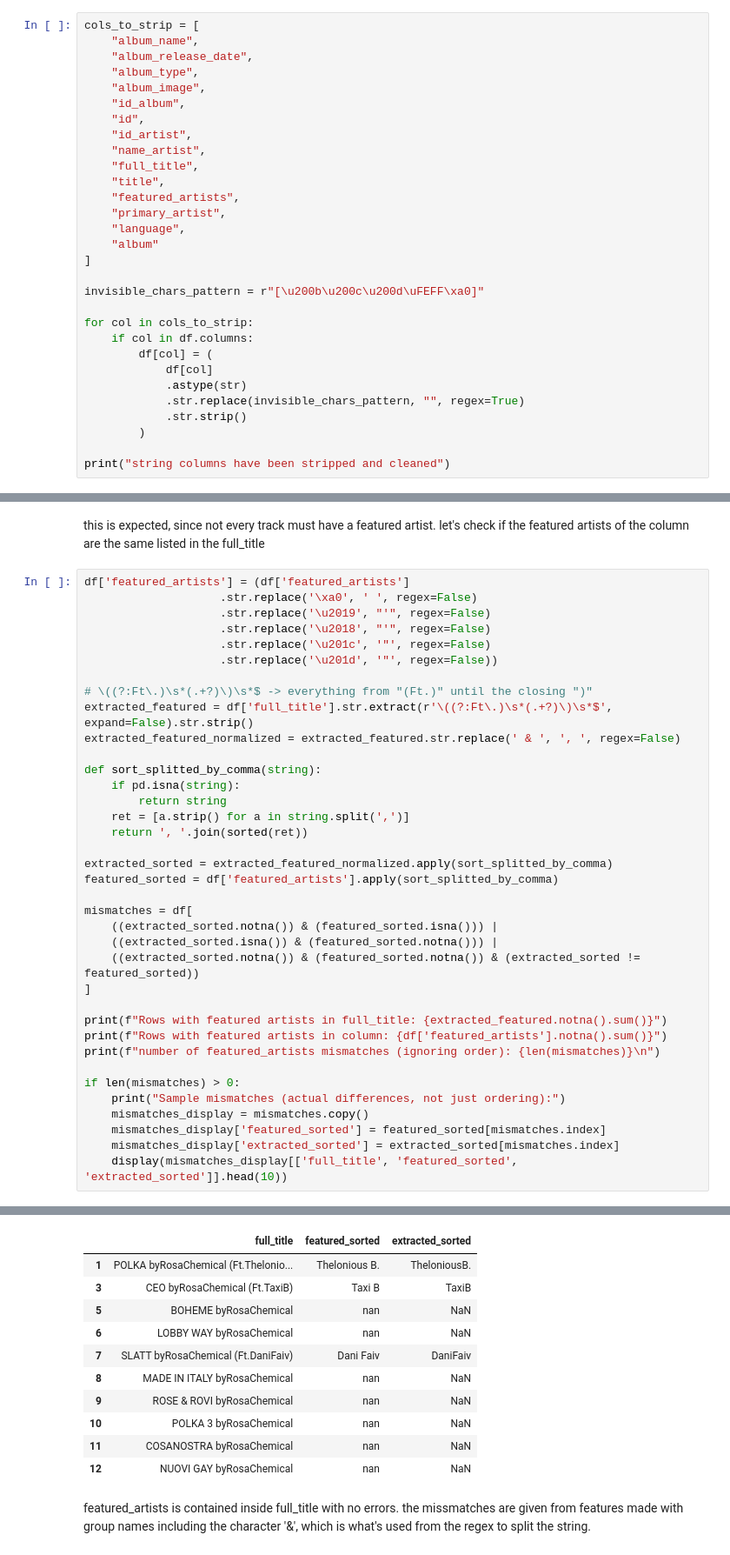
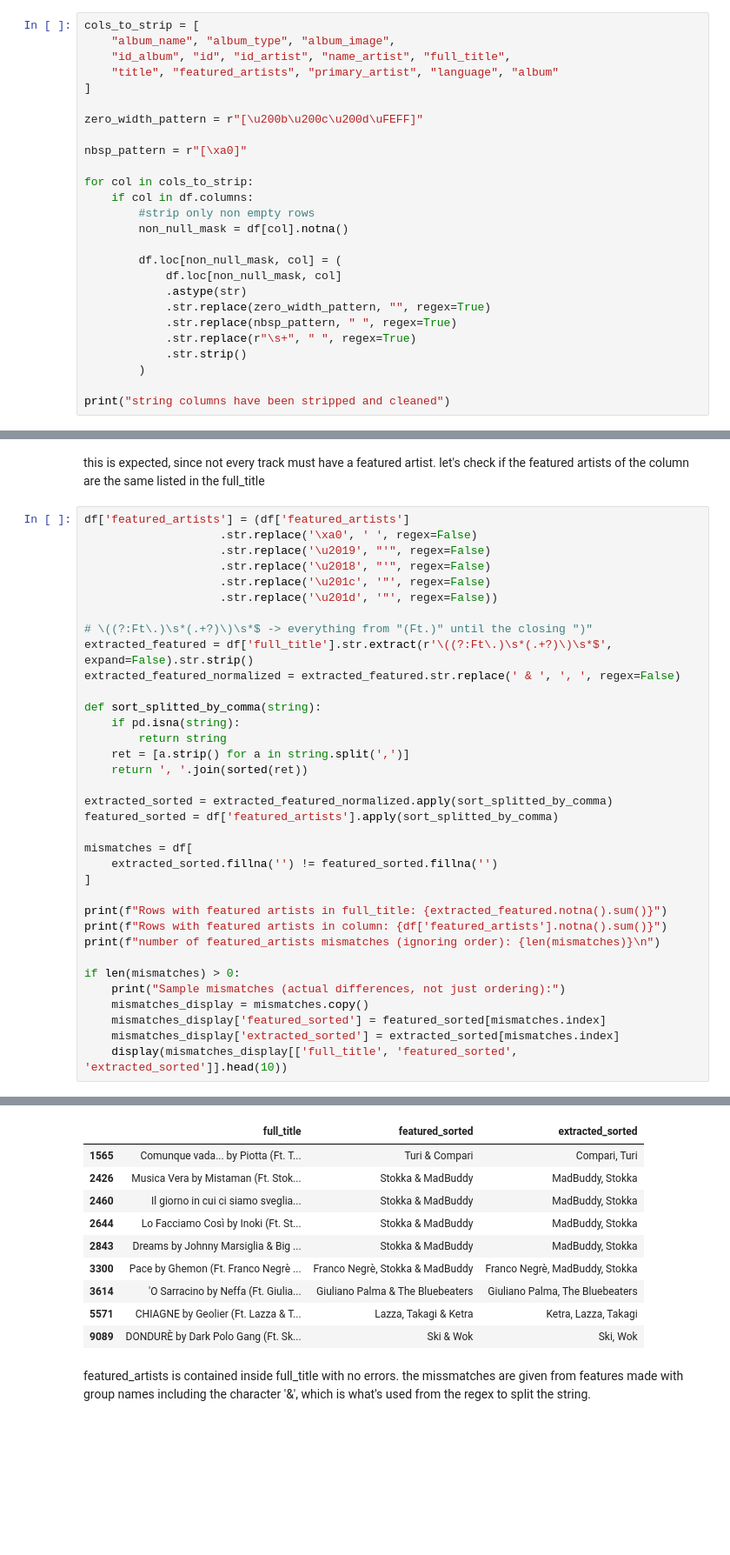
Before and after one commit to jaanisfehling/italian-rap-songs, a Jupyter notebook: data_understanding/tracks_analysis.ipynb, the cells around one changed output, grey strips where cells are left out. Shown at 87% size. Saved outputs shown, nothing was run; the diff lists cells and outputs as text; blank space fills up the shorter version.

```diff
--- a/data_understanding/tracks_analysis.ipynb
+++ b/data_understanding/tracks_analysis.ipynb
@@ -86,30 +86,26 @@ def check_type_validity(value, expected_type):
 before the analysis, let's strip the string columns from any invisible unicode characters:
 # %%
 cols_to_strip = [
-    "album_name",
-    "album_release_date",
-    "album_type",
-    "album_image",
-    "id_album",
-    "id",
-    "id_artist",
-    "name_artist",
-    "full_title",
-    "title",
-    "featured_artists",
-    "primary_artist",
-    "language",
-    "album"
+    "album_name", "album_type", "album_image",
+    "id_album", "id", "id_artist", "name_artist", "full_title",
+    "title", "featured_artists", "primary_artist", "language", "album"
 ]
 
-invisible_chars_pattern = r"[\u200b\u200c\u200d\uFEFF\xa0]"
+zero_width_pattern = r"[\u200b\u200c\u200d\uFEFF]"
+
+nbsp_pattern = r"[\xa0]"
 
 for col in cols_to_strip:
     if col in df.columns:
-        df[col] = (
-            df[col]
+        #strip only non empty rows
+        non_null_mask = df[col].notna()
+
+        df.loc[non_null_mask, col] = (
+            df.loc[non_null_mask, col]
             .astype(str)
-            .str.replace(invisible_chars_pattern, "", regex=True)
+            .str.replace(zero_width_pattern, "", regex=True)
+            .str.replace(nbsp_pattern, " ", regex=True)
+            .str.replace(r"\s+", " ", regex=True)
             .str.strip()
         )
 
@@ -492,9 +493,7 @@ extracted_sorted = extracted_featured_normalized.apply(sort_splitted_by_comma)
 featured_sorted = df['featured_artists'].apply(sort_splitted_by_comma)
 
 mismatches = df[
-    ((extracted_sorted.notna()) & (featured_sorted.isna())) |
-    ((extracted_sorted.isna()) & (featured_sorted.notna())) |
-    ((extracted_sorted.notna()) & (featured_sorted.notna()) & (extracted_sorted != featured_sorted))
+    extracted_sorted.fillna('') != featured_sorted.fillna('')
 ]
 
 print(f"Rows with featured artists in full_title: {extracted_featured.notna().sum()}")
@@ -514,16 +513,15 @@ number of featured_artists mismatches (ignoring order): 9613
 
 Sample mismatches (actual differences, not just ordering):
 |  | full_title | featured_sorted | extracted_sorted |
-| 1 | POLKA byRosaChemical (Ft.Thelonio... | Thelonious B. | TheloniousB. |
-| 3 | CEO byRosaChemical (Ft.TaxiB) | Taxi B | TaxiB |
-| 5 | BOHEME byRosaChemical | nan | NaN |
-| 6 | LOBBY WAY byRosaChemical | nan | NaN |
-| 7 | SLATT byRosaChemical (Ft.DaniFaiv) | Dani Faiv | DaniFaiv |
-| 8 | MADE IN ITALY byRosaChemical | nan | NaN |
-| 9 | ROSE & ROVI byRosaChemical | nan | NaN |
-| 10 | POLKA 3 byRosaChemical | nan | NaN |
-| 11 | COSANOSTRA byRosaChemical | nan | NaN |
-| 12 | NUOVI GAY byRosaChemical | nan | NaN |
+| 1565 | Comunque vada... by Piotta (Ft. T... | Turi & Compari | Compari, Turi |
+| 2426 | Musica Vera by Mistaman (Ft. Stok... | Stokka & MadBuddy | MadBuddy, Stokka |
+| 2460 | Il giorno in cui ci siamo sveglia... | Stokka & MadBuddy | MadBuddy, Stokka |
+| 2644 | Lo Facciamo Così by Inoki (Ft. St... | Stokka & MadBuddy | MadBuddy, Stokka |
+| 2843 | Dreams by Johnny Marsiglia & Big ... | Stokka & MadBuddy | MadBuddy, Stokka |
+| 3300 | Pace by Ghemon (Ft. Franco Negrè ... | Franco Negrè, Stokka & MadBuddy | Franco Negrè, MadBuddy, Stokka |
+| 3614 | 'O Sarracino by Neffa (Ft. Giulia... | Giuliano Palma & The Bluebeaters | Giuliano Palma, The Bluebeaters |
+| 5571 | CHIAGNE by Geolier (Ft. Lazza & T... | Lazza, Takagi & Ketra | Ketra, Lazza, Takagi |
+| 9089 | DONDURÈ by Dark Polo Gang (Ft. Sk... | Ski & Wok | Ski, Wok |
 # %% [markdown]
 featured_artists is contained inside full_title with no errors. the missmatches are given from features made with group names including the character '&', which is what's used from the regex to split the string.
 # %% [markdown]
```
Also changed, not shown: parts of 22 cells of this notebook, 1 other file.
